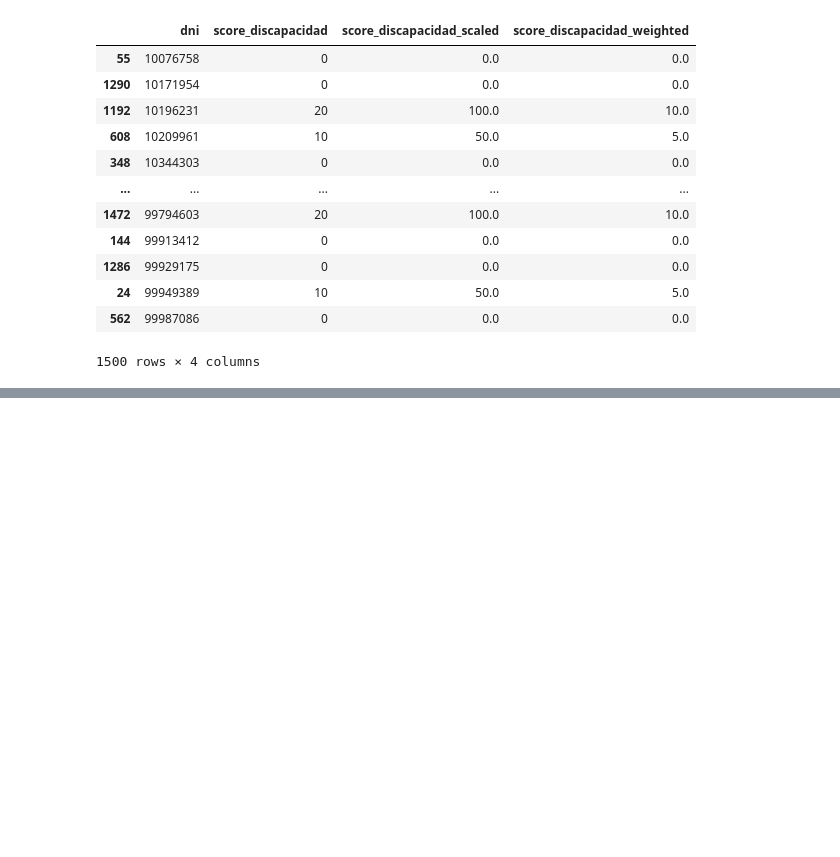
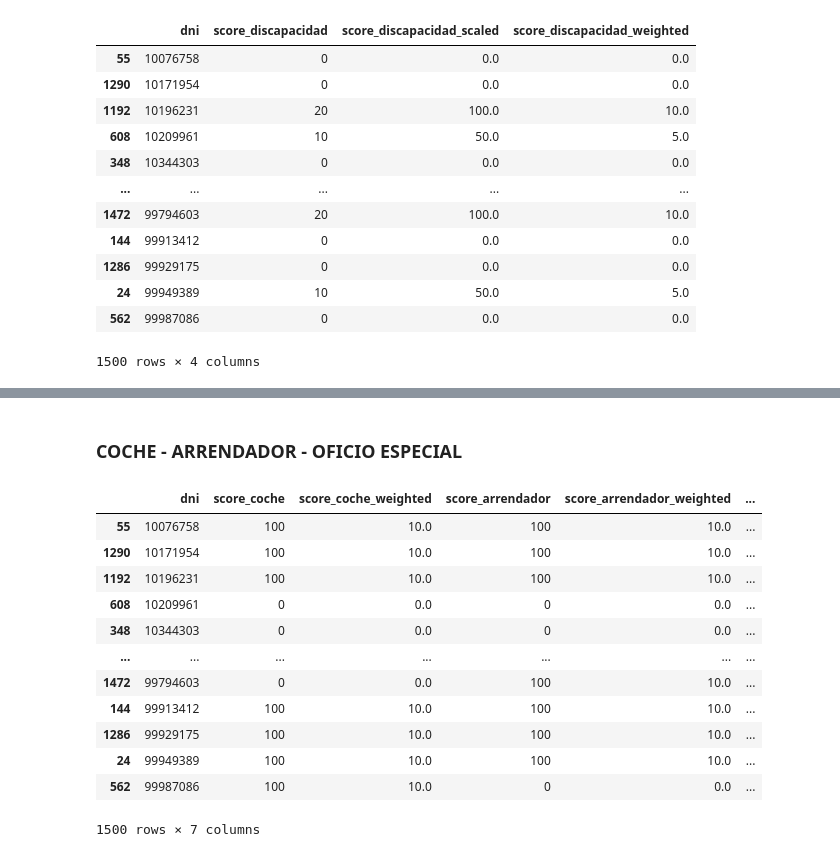
Before and after one commit to Equipo-1-FS-JAASC/Data-project-1, a Jupyter notebook: bbdd/scoring_jupyter.ipynb, the cells around one changed output, grey strips where cells are left out. Drawn from its saved outputs; the diff is of its cells as text; code cells hidden in the pictures; blank space fills up the shorter version.

```diff
--- a/bbdd/scoring_jupyter.ipynb
+++ b/bbdd/scoring_jupyter.ipynb
@@ -329,0 +247,45 @@ NameError: name 'df_disponibilidad' is not defined
+# %% [markdown]
+### COCHE - ARRENDADOR - OFICIO ESPECIAL
+# %%
+def puntaje_coche_arrendador_oficio(coche_arrendador_oficio):
+    if coche_arrendador_oficio == True:
+        return 100
+    else:  #  == False
+        return 0
+
+
+def procesar_coche_arrendador_oficio(df):
+    # Copiar el DataFrame para evitar modificar el original
+    df_coche_arrendador_oficio = df.copy()
+
+    # Aplicar la función a la columna 'edad' y crear la nueva columna 'score_edad'
+    df_coche_arrendador_oficio['score_coche'] = df_coche_arrendador_oficio['coche'].apply(puntaje_coche_arrendador_oficio)
+    df_coche_arrendador_oficio['score_arrendador'] = df_coche_arrendador_oficio['arrendador'].apply(puntaje_coche_arrendador_oficio)
+    df_coche_arrendador_oficio['score_oficio_especial'] = df_coche_arrendador_oficio['oficio_especial'].apply(puntaje_coche_arrendador_oficio)
+
+
+    df_coche_arrendador_oficio['score_coche_weighted'] = df_coche_arrendador_oficio['score_coche'] * coche_wight
+    df_coche_arrendador_oficio['score_arrendador_weighted'] = df_coche_arrendador_oficio['score_arrendador'] * arrendador_wight
+    df_coche_arrendador_oficio['score_oficio_especial_weighted'] = df_coche_arrendador_oficio['score_oficio_especial'] * oficio_especial_wight
+
+    # Devolver el DataFrame con las columnas seleccionadas
+    return df_coche_arrendador_oficio[['dni', 'score_coche', 'score_coche_weighted','score_arrendador','score_arrendador_weighted','score_oficio_especial', 'score_oficio_especial_weighted' ]].sort_values(by='dni')
+
+
+# aplicar funcion
+df_coche_arrendador_oficio = procesar_coche_arrendador_oficio(df)
+df_coche_arrendador_oficio
+# %% [output]
+|  | dni | score_coche | score_coche_weighted | score_arrendador | score_arrendador_weighted | ... |
+| 55 | 10076758 | 100 | 10.0 | 100 | 10.0 | ... |
+| 1290 | 10171954 | 100 | 10.0 | 100 | 10.0 | ... |
+| 1192 | 10196231 | 100 | 10.0 | 100 | 10.0 | ... |
+| 608 | 10209961 | 0 | 0.0 | 0 | 0.0 | ... |
+| 348 | 10344303 | 0 | 0.0 | 0 | 0.0 | ... |
+| ... | ... | ... | ... | ... | ... | ... |
+| 1472 | 99794603 | 0 | 0.0 | 100 | 10.0 | ... |
+| 144 | 99913412 | 100 | 10.0 | 100 | 10.0 | ... |
+| 1286 | 99929175 | 100 | 10.0 | 100 | 10.0 | ... |
+| 24 | 99949389 | 100 | 10.0 | 100 | 10.0 | ... |
+| 562 | 99987086 | 100 | 10.0 | 0 | 0.0 | ... |
+1500 rows × 7 columns
```
Also changed, not shown: parts of 8 cells of this notebook.
